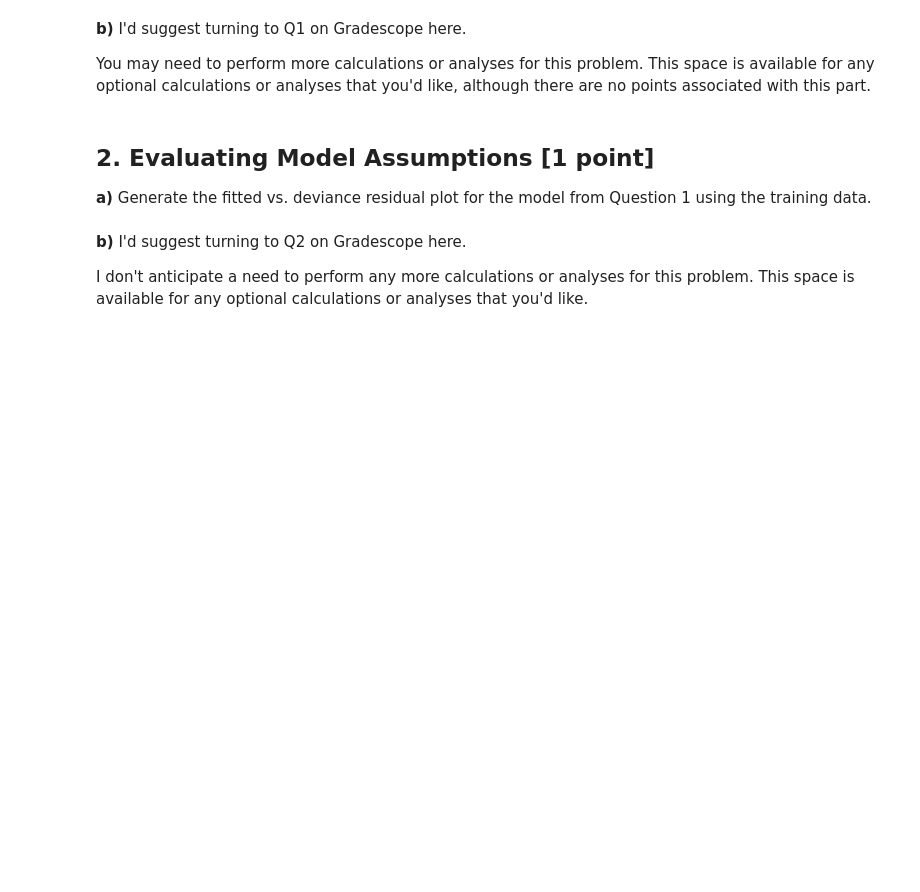
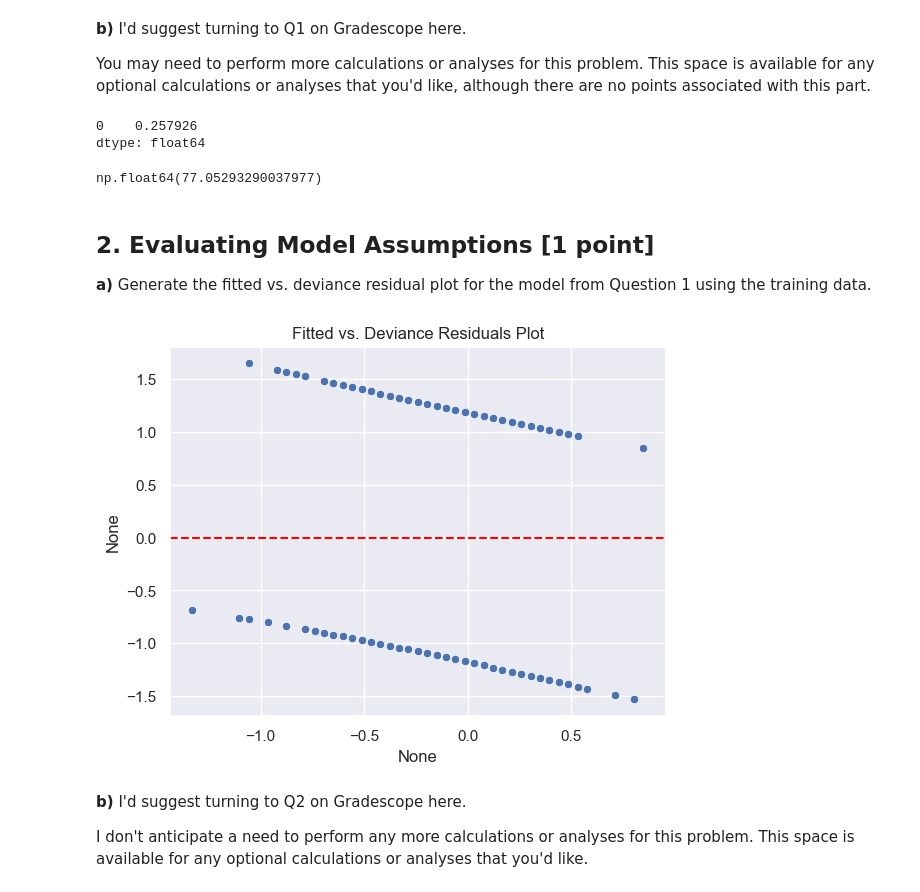
Before and after one commit to MatthewMandhyan/Stat207_clone, a Jupyter notebook: homework_09/homework_09.ipynb, the cells around one changed output. Drawn from its saved outputs; the diff is of its cells as text; code cells hidden in the pictures; blank space fills up the shorter version.

```diff
--- a/homework_09/homework_09.ipynb
+++ b/homework_09/homework_09.ipynb
@@ -67,3 +74,6 @@ df_train, df_test = train_test_split(df, test_size = 0.20, random_state = 406)
 We know that we would like to predict the presence of heart disease (y).  First, we'll consider a simple model that uses age alone to predict the presence of heart disease.
 
 **a)** Below, fit the model predicting the presence of heart disease from age using the training data.  Print the summary of the model.
+# %%
+log_model = smf.logit('y ~ age', data=df_train).fit()
+print(log_model.summary())
@@ -71,10 +100,31 @@ We know that we would like to predict the presence of heart disease (y).  First,
 **b)** I'd suggest turning to Q1 on Gradescope here.
 
 You may need to perform more calculations or analyses for this problem.  This space is available for any optional calculations or analyses that you'd like, although there are no points associated with this part.
+# %%
+patient = pd.DataFrame({'age': [35]})
+log_model.predict(patient)
+# %% [output]
+0    0.257926
+dtype: float64
+# %%
+import numpy as np
+age_threshold = ((np.log(.7/.3)) - (-2.6432)) / .0453
+age_threshold
+# %% [output]
+np.float64(77.05293290037977)
 # %% [markdown]
 ## 2. Evaluating Model Assumptions [1 point]
 
 **a)** Generate the fitted vs. deviance residual plot for the model from Question 1 using the training data.
+# %%
+fitted = log_model.fittedvalues
+dev_resid = log_model.resid_dev
+sns.scatterplot(x=fitted, y=dev_resid)
+plt.axhline(y=0, color='red', linestyle='--')
+plt.title('Fitted vs. Deviance Residuals Plot')
+plt.show()
+# %% [output]
+[figure, added]
 # %% [markdown]
 **b)** I'd suggest turning to Q2 on Gradescope here.
 
```
Also changed, not shown: parts of 13 cells of this notebook.
